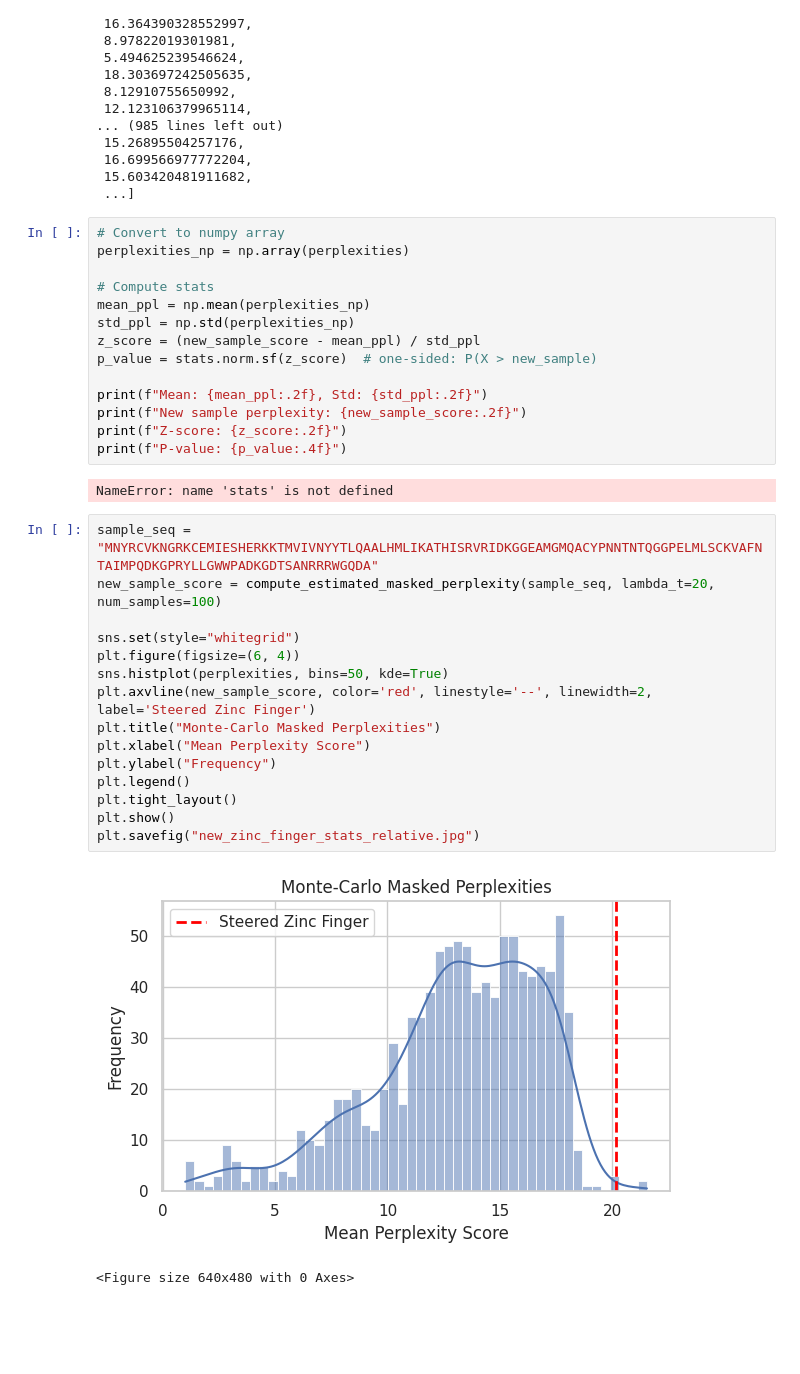
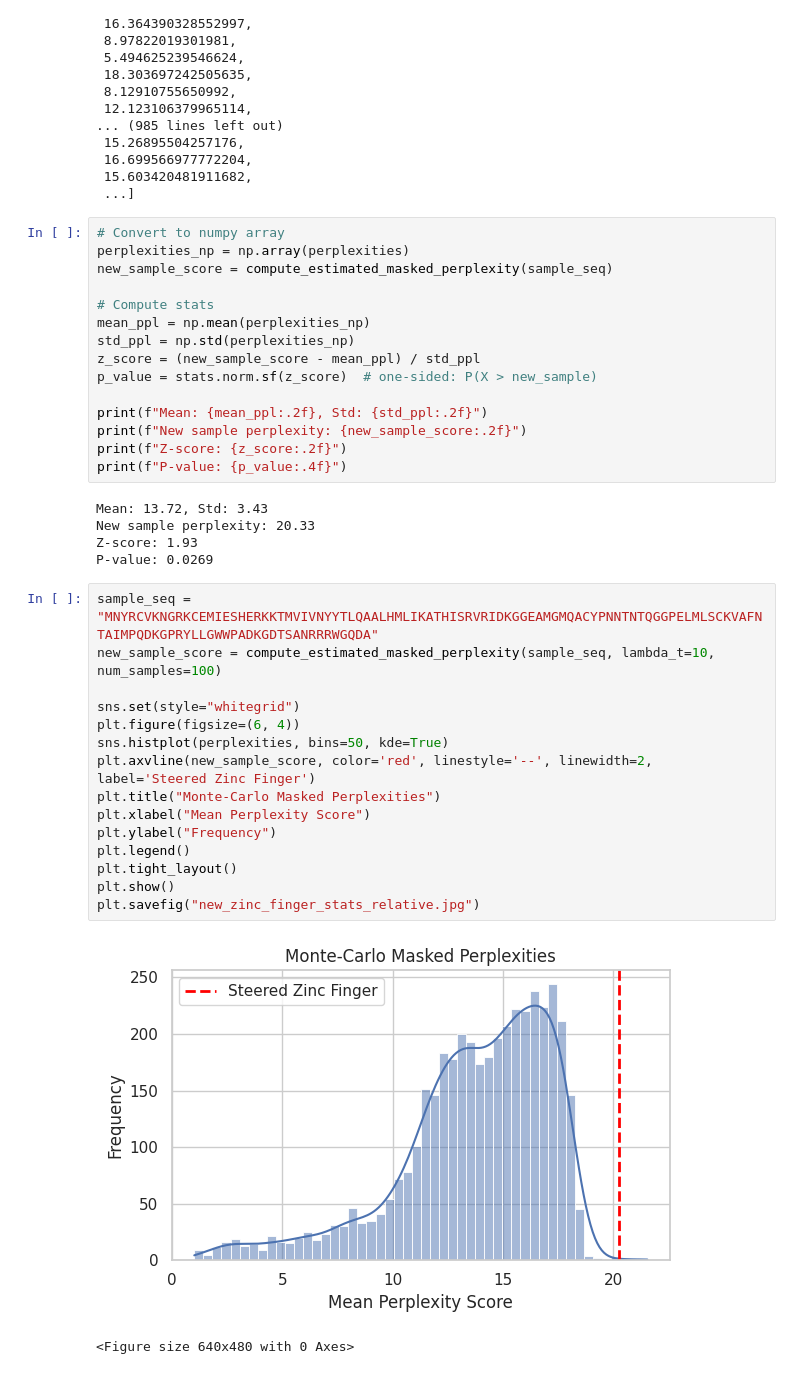
Before and after one commit to arjun-banerjee/PLMNeuron, a Jupyter notebook: benchmarks/inference.ipynb, the cells around one changed output. Saved outputs shown, nothing was run; the diff lists cells and outputs as text; blank space fills up the shorter version.

```diff
--- a/benchmarks/inference.ipynb
+++ b/benchmarks/inference.ipynb
@@ -265,6 +256,7 @@ perplexities
 # %%
 # Convert to numpy array
 perplexities_np = np.array(perplexities)
+new_sample_score = compute_estimated_masked_perplexity(sample_seq)
 
 # Compute stats
 mean_ppl = np.mean(perplexities_np)
@@ -277,22 +269,25 @@ print(f"New sample perplexity: {new_sample_score:.2f}")
 print(f"Z-score: {z_score:.2f}")
 print(f"P-value: {p_value:.4f}")
 # %% [output]
-NameError: name 'stats' is not defined
+Mean: 13.72, Std: 3.43
+New sample perplexity: 20.33
+Z-score: 1.93
+P-value: 0.0269
 # %%
 sample_seq = "MNYRCVKNGRKCEMIESHERKKTMVIVNYYTLQAALHMLIKATHISRVRIDKGGEAMGMQACYPNNTNTQGGPELMLSCKVAFNTAIMPQDKGPRYLLGWWPADKGDTSANRRRWGQDA"
-new_sample_score = compute_estimated_masked_perplexity(sample_seq, lambda_t=20, num_samples=100)
+new_sample_score = compute_estimated_masked_perplexity(sample_seq, lambda_t=10, num_samples=100)
 
 sns.set(style="whitegrid")
 plt.figure(figsize=(6, 4))
 sns.histplot(perplexities, bins=50, kde=True)
 plt.axvline(new_sample_score, color='red', linestyle='--', linewidth=2, label='Steered Zinc Finger')
 plt.title("Monte-Carlo Masked Perplexities")
 plt.xlabel("Mean Perplexity Score")
 plt.ylabel("Frequency")
 plt.legend()
 plt.tight_layout()
 plt.show()
 plt.savefig("new_zinc_finger_stats_relative.jpg")
 # %% [output]
-[figure, old version]
+[figure, new version]
 <Figure size 640x480 with 0 Axes>
```
Also changed, not shown: parts of 6 cells of this notebook, 2 other files.
